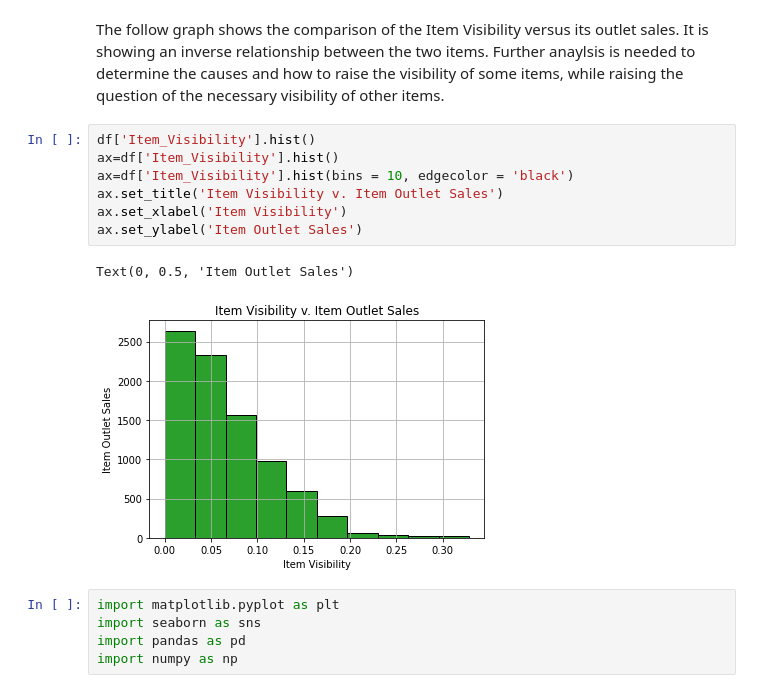
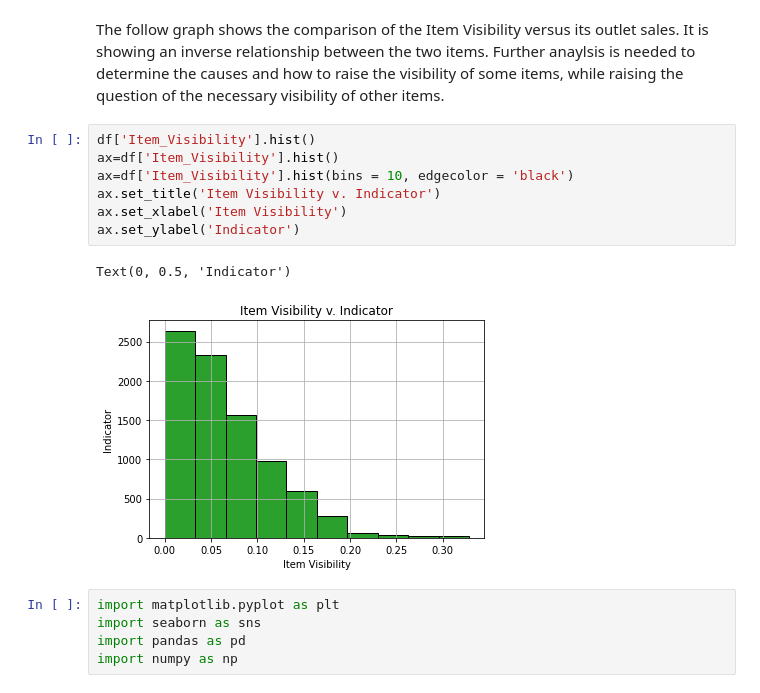
Before and after one commit to HeatherAnnFoster/Regression--Prediciton-of-Grocery-Sales, a Jupyter notebook: P_1_W2_Heather_Foster_Regression_Prediction_of_Grocery_Sales.ipynb, the cells around one changed output. Drawn from its saved outputs; the diff is of its cells as text.

```diff
--- a/P_1_W2_Heather_Foster_Regression_Prediction_of_Grocery_Sales.ipynb
+++ b/P_1_W2_Heather_Foster_Regression_Prediction_of_Grocery_Sales.ipynb
@@ -246,13 +246,13 @@ The follow graph shows the comparison of the Item Visibility versus its outlet s
 # %%
 df['Item_Visibility'].hist()
 ax=df['Item_Visibility'].hist()
 ax=df['Item_Visibility'].hist(bins = 10, edgecolor = 'black')
-ax.set_title('Item Visibility v. Item Outlet Sales')
+ax.set_title('Item Visibility v. Indicator')
 ax.set_xlabel('Item Visibility')
-ax.set_ylabel('Item Outlet Sales')
+ax.set_ylabel('Indicator')
 # %% [output]
-Text(0, 0.5, 'Item Outlet Sales')
+Text(0, 0.5, 'Indicator')
-[figure, old version]
+[figure, new version]
 # %%
 import matplotlib.pyplot as plt
 import seaborn as sns
```
Also changed, not shown: parts of 3 cells of this notebook.
